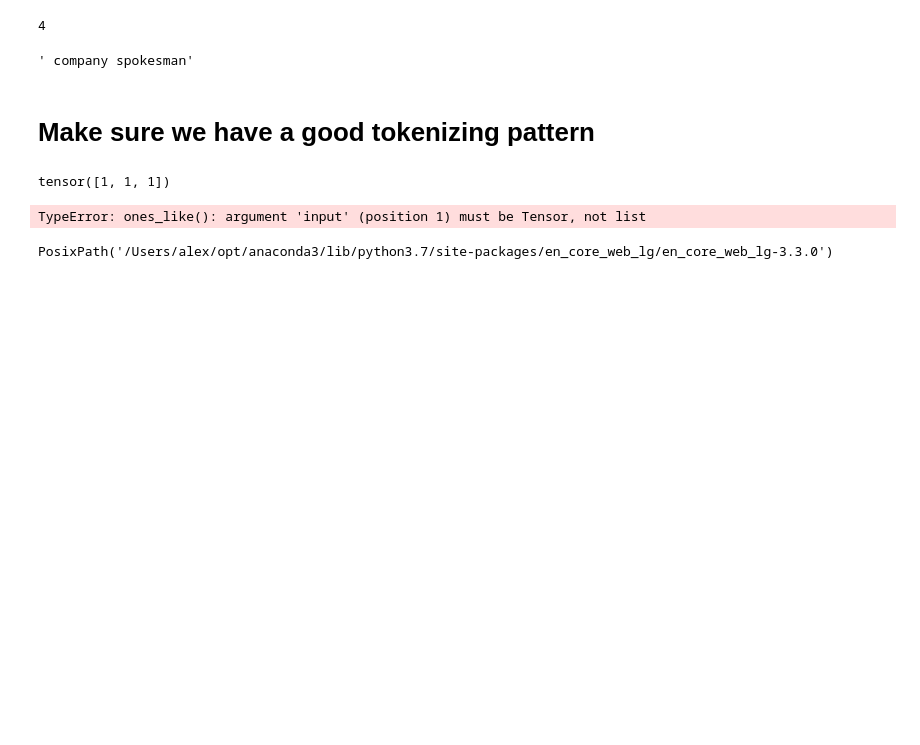
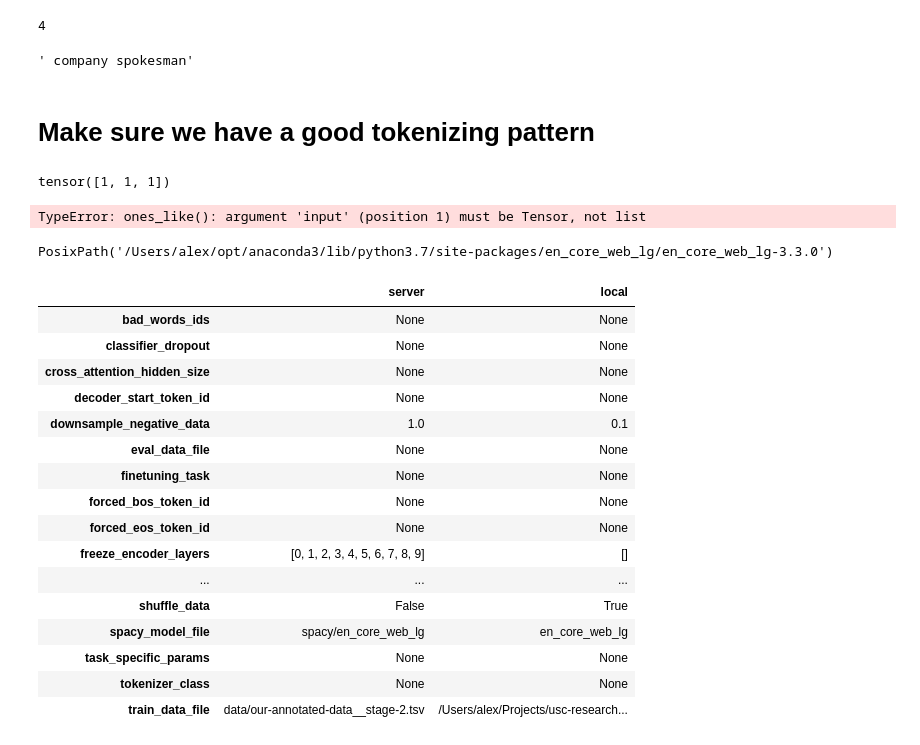
Before and after one commit to alex2awesome/source-exploration, a Jupyter notebook: notebooks/2022-07-28__get-source-qa-model-ready.ipynb, the cells around one changed output. Cells and saved outputs as stored; diff of their text form; code cells hidden in the pictures; blank space fills up the shorter version.

```diff
--- a/notebooks/2022-07-28__get-source-qa-model-ready.ipynb
+++ b/notebooks/2022-07-28__get-source-qa-model-ready.ipynb
@@ -412,0 +705,27 @@ PosixPath('/Users/alex/opt/anaconda3/lib/python3.7/site-packages/en_core_web_lg/
+# %%
+server_dict = json.loads(t_server)
+# %%
+local_dict = json.loads(t_local)
+# %%
+pd.concat([
+    pd.Series(server_dict).to_frame('server'),
+    pd.Series(local_dict).to_frame('local')
+], axis=1).loc[lambda df: df['server'] != df['local']]
+# %% [output]
+|  | server | local |
+| bad_words_ids | None | None |
+| classifier_dropout | None | None |
+| cross_attention_hidden_size | None | None |
+| decoder_start_token_id | None | None |
+| downsample_negative_data | 1.0 | 0.1 |
+| eval_data_file | None | None |
+| finetuning_task | None | None |
+| forced_bos_token_id | None | None |
+| forced_eos_token_id | None | None |
+| freeze_encoder_layers | [0, 1, 2, 3, 4, 5, 6, 7, 8, 9] | [] |
+| ... | ... | ... |
+| shuffle_data | False | True |
+| spacy_model_file | spacy/en_core_web_lg | en_core_web_lg |
+| task_specific_params | None | None |
+| tokenizer_class | None | None |
+| train_data_file | data/our-annotated-data__stage-2.tsv | /Users/alex/Projects/usc-research... |
```
Also changed, not shown: parts of 17 cells of this notebook, 8 other files.
